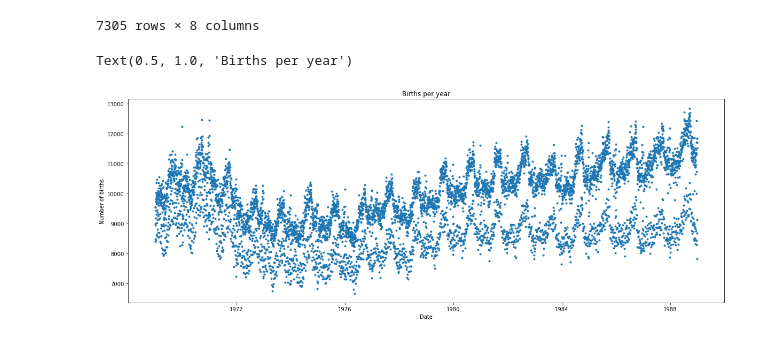
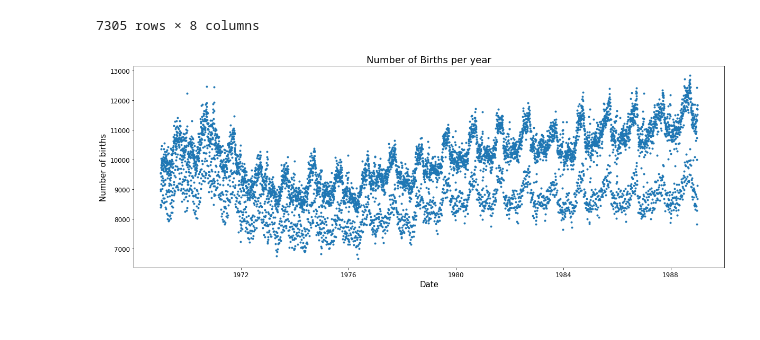
Before and after one commit to CristinaNogRod/GaussianProcesses-TimeSeries, a Jupyter notebook: notebooks/eda.ipynb, the cells around one changed output. Saved outputs shown, nothing was run; the diff lists cells and outputs as text; code cells hidden in the pictures.

```diff
--- a/notebooks/eda.ipynb
+++ b/notebooks/eda.ipynb
@@ -26,11 +28,12 @@ data
 # %%
 # data plot
 
 plt.figure(figsize=(20,7))
 plt.plot(data.date, data.births, '.')
-plt.xlabel('Date')
-plt.ylabel('Number of births')
-plt.title('Births per year')
+plt.xlabel('Date',  fontsize=15)
+plt.ylabel('Number of births', fontsize=15)
+plt.title('Number of Births per year', fontsize=18)
+plt.tick_params(axis='both', which='major', labelsize=12)
+plt.savefig('../plots/eda/births_per_yr.pdf')
 # %% [output]
-Text(0.5, 1.0, 'Births per year')
-[figure, old version]
+[figure, new version]
```
Also changed, not shown: parts of 14 cells of this notebook, 15 other files.
